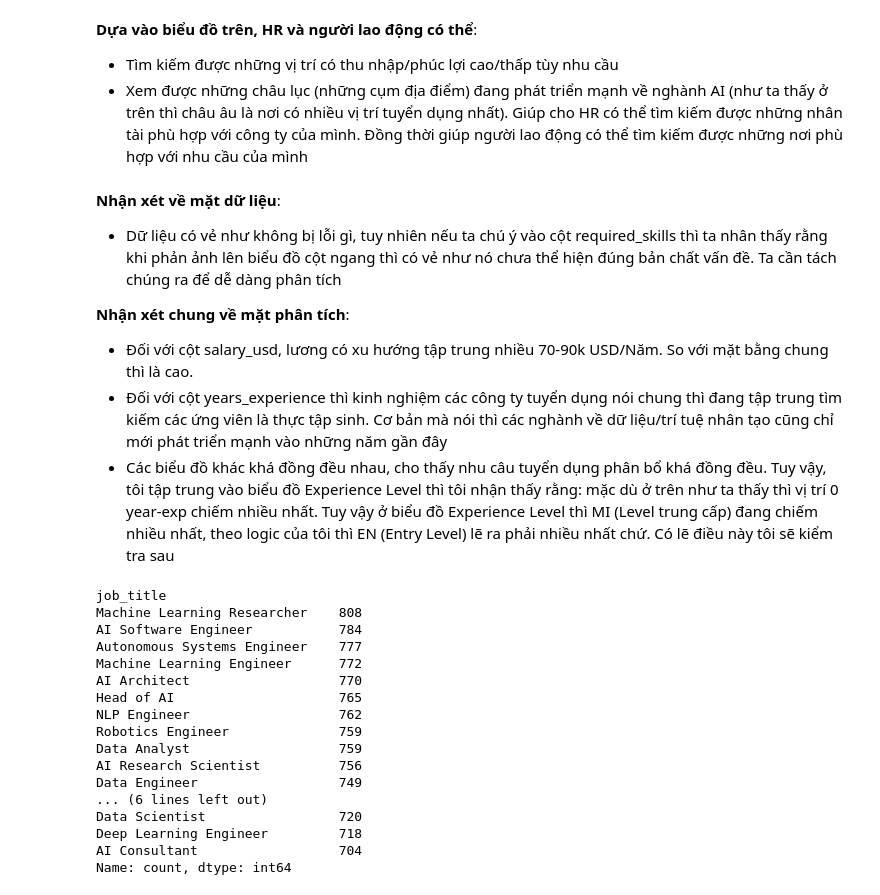
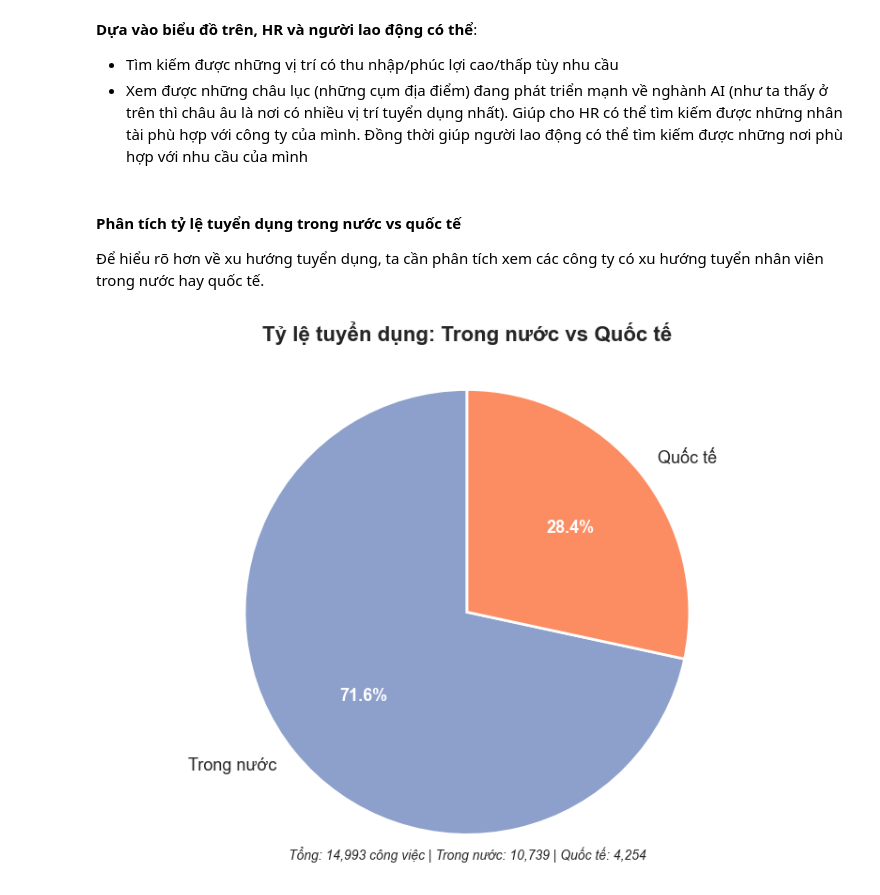
Before and after one commit to thethien8a/Machine-Learning-Project, a Jupyter notebook: Linear Regression/project_1.ipynb, the cells around one changed output. Drawn from its saved outputs; the diff is of its cells as text; code cells hidden in the pictures.

```diff
--- a/Linear Regression/project_1.ipynb
+++ b/Linear Regression/project_1.ipynb
@@ -1015,31 +1023,43 @@ fig_scatter.show()
 **Dựa vào biểu đồ trên, HR và người lao động có thể**:
 - Tìm kiếm được những vị trí có thu nhập/phúc lợi cao/thấp tùy nhu cầu
 - Xem được những châu lục (những cụm địa điểm) đang phát triển mạnh về nghành AI (như ta thấy ở trên thì châu âu là nơi có nhiều vị trí tuyển dụng nhất). Giúp cho HR có thể tìm kiếm được những nhân tài phù hợp với công ty của mình. Đồng thời giúp người lao động có thể tìm kiếm được những nơi phù hợp với nhu cầu của mình
-# %% [markdown]
-**Nhận xét về mặt dữ liệu**:
-- Dữ liệu có vẻ như không bị lỗi gì, tuy nhiên nếu ta chú ý vào cột required_skills thì ta nhân thấy rằng khi phản ảnh lên biểu đồ cột ngang thì có vẻ như nó chưa thể hiện đúng bản chất vấn đề. Ta cần tách chúng ra để dễ dàng phân tích
-
-**Nhận xét chung về mặt phân tích**:
-- Đối với cột salary_usd, lương có xu hướng tập trung nhiều 70-90k USD/Năm. So với mặt bằng chung thì là cao.
-- Đối với cột years_experience thì kinh nghiệm các công ty tuyển dụng nói chung thì đang tập trung tìm kiếm các ứng viên là thực tập sinh. Cơ bản mà nói thì các nghành về dữ liệu/trí tuệ nhân tạo cũng chỉ mới phát triển mạnh vào những năm gần đây
-- Các biểu đồ khác khá đồng đều nhau, cho thấy nhu câu tuyển dụng phân bổ khá đồng đều. Tuy vậy, tôi tập trung vào biểu đồ Experience Level thì tôi nhận thấy rằng: mặc dù ở trên như ta thấy thì vị trí 0 year-exp chiếm nhiều nhất. Tuy vậy ở biểu đồ Experience Level thì MI (Level trung cấp) đang chiếm nhiều nhất, theo logic của tôi thì EN (Entry Level) lẽ ra phải nhiều nhất chứ. Có lẽ điều này tôi sẽ kiểm tra sau
-# %%
-new_df["job_title"].value_counts()
-# %% [output]
-job_title
-Machine Learning Researcher    808
-AI Software Engineer           784
-Autonomous Systems Engineer    777
-Machine Learning Engineer      772
-AI Architect                   770
-Head of AI                     765
-NLP Engineer                   762
-Robotics Engineer              759
-Data Analyst                   759
-AI Research Scientist          756
-Data Engineer                  749
-... (6 lines left out)
-Data Scientist                 720
-Deep Learning Engineer         718
-AI Consultant                  704
-Name: count, dtype: int64
+# %% [markdown]
+#### Phân tích tỷ lệ tuyển dụng trong nước vs quốc tế
+
+Để hiểu rõ hơn về xu hướng tuyển dụng, ta cần phân tích xem các công ty có xu hướng tuyển nhân viên trong nước hay quốc tế.
+# %%
+new_df['is_international'] = (new_df['company_location'] != new_df['employee_residence'])
+counts = new_df['is_international'].value_counts()
+labels = ['Trong nước', 'Quốc tế']
+sizes = [counts[False], counts[True]]
+
+fig, ax = plt.subplots(figsize=(8, 6))
+colors = ['#8da0cb', '#fc8d62']
+
+wedges, texts, autotexts = ax.pie(
+    sizes,
+    labels=labels,
+    autopct='%1.1f%%',
+    startangle=90,
+    colors=colors,
+    textprops={'fontsize': 13},
+    wedgeprops={'edgecolor': 'white', 'linewidth': 2}
+)
+
+# Làm đẹp text
+for autotext in autotexts:
+    autotext.set_color('white')
+    autotext.set_fontweight('bold')
+
+ax.set_title('Tỷ lệ tuyển dụng: Trong nước vs Quốc tế',
+             fontsize=16, fontweight='bold', pad=20)
+ax.axis('equal')
+
+# Thêm thông tin chi tiết
+plt.figtext(0.5, 0.02, f'Tổng: {len(new_df):,} công việc | Trong nước: {counts[False]:,} | Quốc tế: {counts[True]:,}',
+            ha='center', fontsize=10, style='italic')
+
+plt.tight_layout()
+plt.show()
+# %% [output]
+[figure, added]
```
Also changed, not shown: parts of 10 cells of this notebook, 1 other file.
